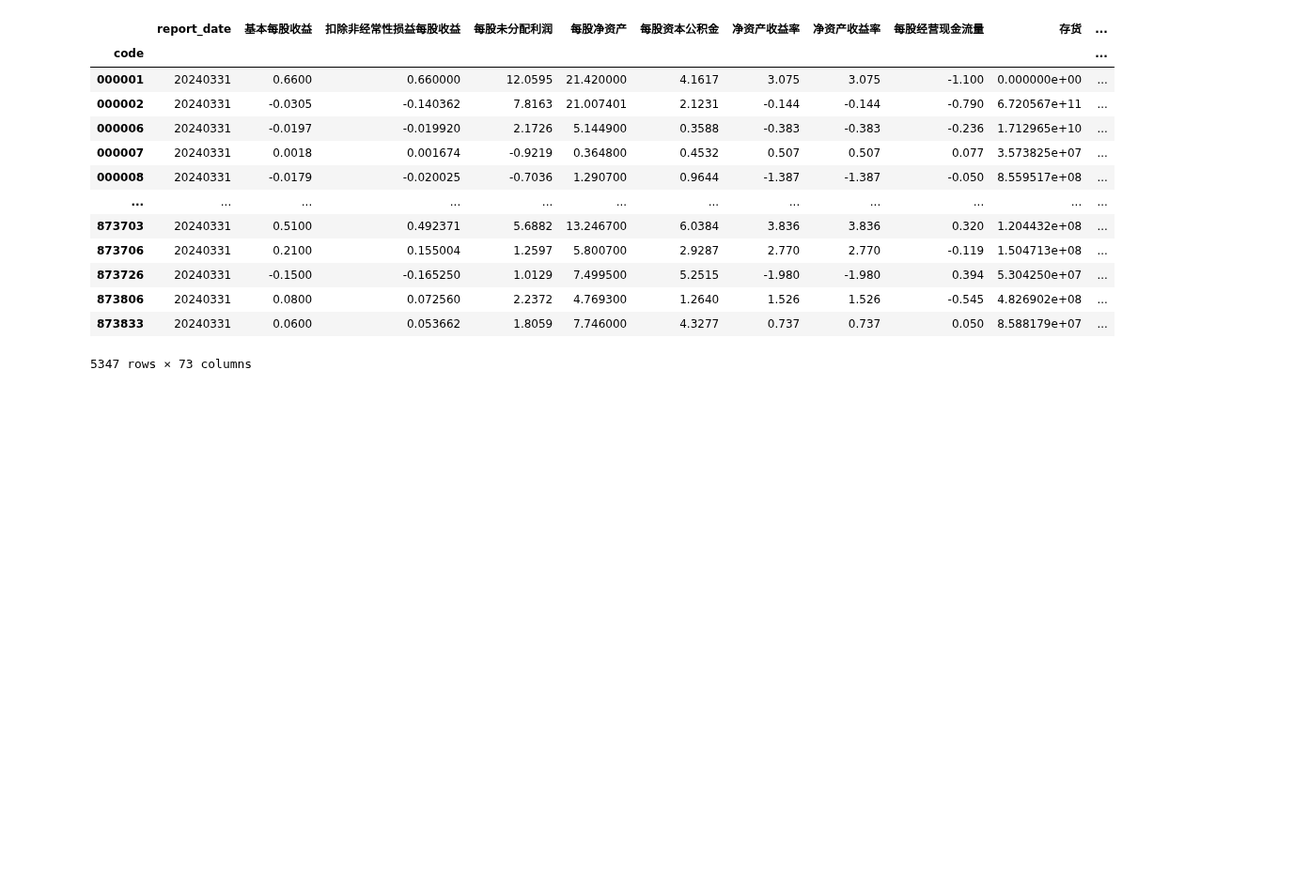
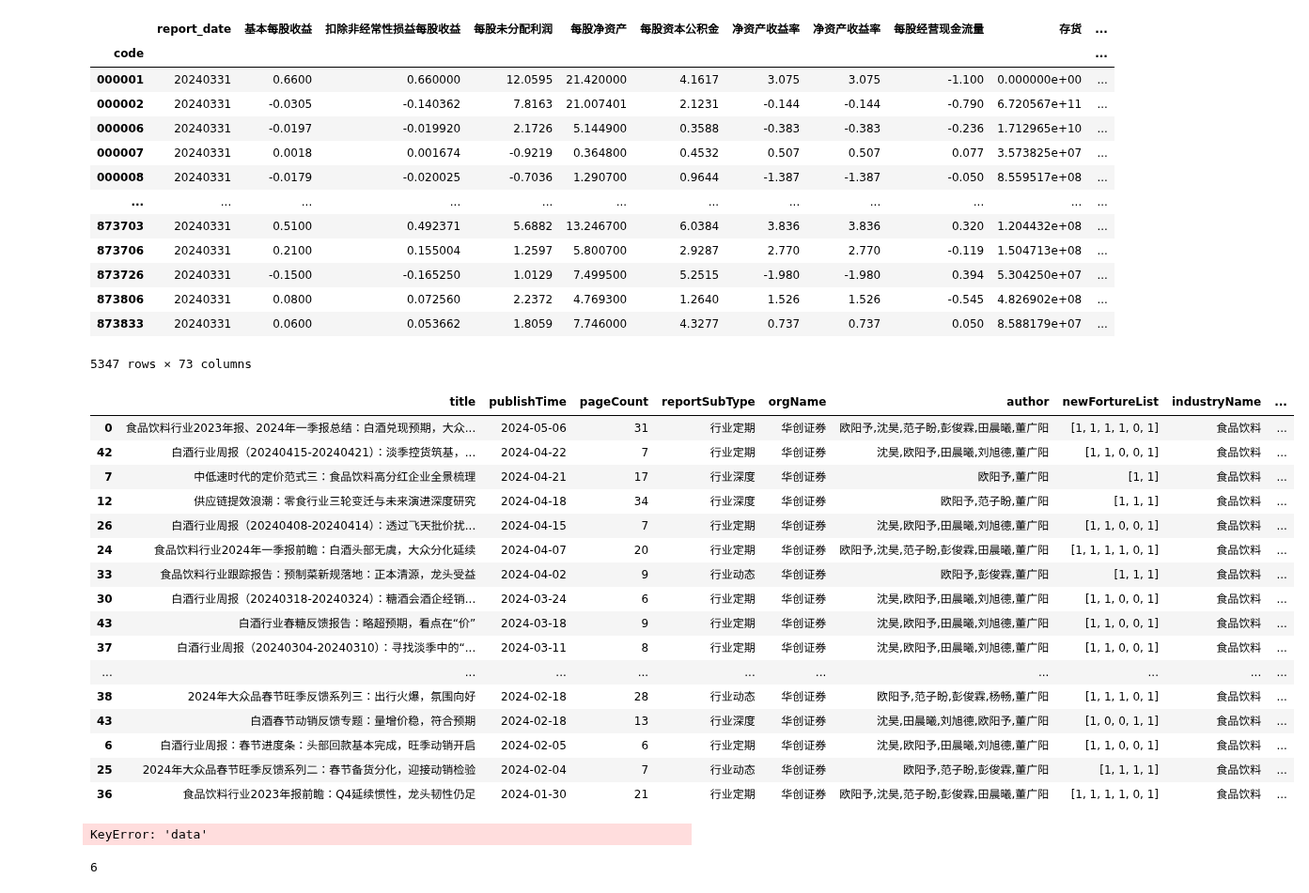
Before and after one commit to alexleethinker/Trading, a Jupyter notebook: notebooks/金融数据爬虫/库存分析.ipynb, the cells around one changed output. Shown at 94% size. Saved outputs shown, nothing was run; the diff lists cells and outputs as text; code cells hidden in the pictures; blank space fills up the shorter version.

```diff
--- a/notebooks/金融数据爬虫/库存分析.ipynb
+++ b/notebooks/金融数据爬虫/库存分析.ipynb
@@ -300,3 +300,23 @@ result[columns]
 | 873806 | 20240331 | 0.0800 | 0.072560 | 2.2372 | 4.769300 | 1.2640 | 1.526 | 1.526 | -0.545 | 4.826902e+08 | ... |
 | 873833 | 20240331 | 0.0600 | 0.053662 | 1.8059 | 7.746000 | 4.3277 | 0.737 | 0.737 | 0.050 | 8.588179e+07 | ... |
 5347 rows × 73 columns
+# %%
+total_df[total_df['industryName'] == '食品饮料']
+# %% [output]
+|  | title | publishTime | pageCount | reportSubType | orgName | author | newFortureList | industryName | ... |
+| 0 | 食品饮料行业2023年报、2024年一季报总结：白酒兑现预期，大众... | 2024-05-06 | 31 | 行业定期 | 华创证券 | 欧阳予,沈昊,范子盼,彭俊霖,田晨曦,董广阳 | [1, 1, 1, 1, 0, 1] | 食品饮料 | ... |
+| 42 | 白酒行业周报（20240415-20240421）：淡季控货筑基，... | 2024-04-22 | 7 | 行业定期 | 华创证券 | 沈昊,欧阳予,田晨曦,刘旭德,董广阳 | [1, 1, 0, 0, 1] | 食品饮料 | ... |
+| 7 | 中低速时代的定价范式三：食品饮料高分红企业全景梳理 | 2024-04-21 | 17 | 行业深度 | 华创证券 | 欧阳予,董广阳 | [1, 1] | 食品饮料 | ... |
+| 12 | 供应链提效浪潮：零食行业三轮变迁与未来演进深度研究 | 2024-04-18 | 34 | 行业深度 | 华创证券 | 欧阳予,范子盼,董广阳 | [1, 1, 1] | 食品饮料 | ... |
+| 26 | 白酒行业周报（20240408-20240414）：透过飞天批价扰... | 2024-04-15 | 7 | 行业定期 | 华创证券 | 沈昊,欧阳予,田晨曦,刘旭德,董广阳 | [1, 1, 0, 0, 1] | 食品饮料 | ... |
+| 24 | 食品饮料行业2024年一季报前瞻：白酒头部无虞，大众分化延续 | 2024-04-07 | 20 | 行业定期 | 华创证券 | 欧阳予,沈昊,范子盼,彭俊霖,田晨曦,董广阳 | [1, 1, 1, 1, 0, 1] | 食品饮料 | ... |
+| 33 | 食品饮料行业跟踪报告：预制菜新规落地：正本清源，龙头受益 | 2024-04-02 | 9 | 行业动态 | 华创证券 | 欧阳予,彭俊霖,董广阳 | [1, 1, 1] | 食品饮料 | ... |
+| 30 | 白酒行业周报（20240318-20240324）：糖酒会酒企经销... | 2024-03-24 | 6 | 行业定期 | 华创证券 | 沈昊,欧阳予,田晨曦,刘旭德,董广阳 | [1, 1, 0, 0, 1] | 食品饮料 | ... |
+| 43 | 白酒行业春糖反馈报告：略超预期，看点在“价” | 2024-03-18 | 9 | 行业定期 | 华创证券 | 沈昊,欧阳予,田晨曦,刘旭德,董广阳 | [1, 1, 0, 0, 1] | 食品饮料 | ... |
+| 37 | 白酒行业周报（20240304-20240310）：寻找淡季中的“... | 2024-03-11 | 8 | 行业定期 | 华创证券 | 沈昊,欧阳予,田晨曦,刘旭德,董广阳 | [1, 1, 0, 0, 1] | 食品饮料 | ... |
+| ... | ... | ... | ... | ... | ... | ... | ... | ... | ... |
+| 38 | 2024年大众品春节旺季反馈系列三：出行火爆，氛围向好 | 2024-02-18 | 28 | 行业动态 | 华创证券 | 欧阳予,范子盼,彭俊霖,杨畅,董广阳 | [1, 1, 1, 0, 1] | 食品饮料 | ... |
+| 43 | 白酒春节动销反馈专题：量增价稳，符合预期 | 2024-02-18 | 13 | 行业深度 | 华创证券 | 沈昊,田晨曦,刘旭德,欧阳予,董广阳 | [1, 0, 0, 1, 1] | 食品饮料 | ... |
+| 6 | 白酒行业周报：春节进度条：头部回款基本完成，旺季动销开启 | 2024-02-05 | 6 | 行业定期 | 华创证券 | 沈昊,欧阳予,田晨曦,刘旭德,董广阳 | [1, 1, 0, 0, 1] | 食品饮料 | ... |
+| 25 | 2024年大众品春节旺季反馈系列二：春节备货分化，迎接动销检验 | 2024-02-04 | 7 | 行业动态 | 华创证券 | 欧阳予,范子盼,彭俊霖,董广阳 | [1, 1, 1, 1] | 食品饮料 | ... |
+| 36 | 食品饮料行业2023年报前瞻：Q4延续惯性，龙头韧性仍足 | 2024-01-30 | 21 | 行业定期 | 华创证券 | 欧阳予,沈昊,范子盼,彭俊霖,田晨曦,董广阳 | [1, 1, 1, 1, 0, 1] | 食品饮料 | ... |
@@ -302,0 +350,33 @@ result[columns]
+# %%
+import requests
+import pandas as pd
+from tqdm import tqdm
+
+total_df = pd.DataFrame()
+for page in tqdm(range(1,2)):
+    url = f'https://gw.datayes.com/rrp_adventure/web/search'
+    payload ={
+        'pageNow': str(page),
+        'authorId': '',
+        'isOptional': '国金证券',
+        'reportType': 'INDUSTRY',
+        'secCodeList': '',
+        'reportSubType':'',
+        'industry': '',
+        'ratingType': '',
+        'pubTimeStart': '20240513',
+        'pubTimeEnd': '20240521',
+        'type': 'EXTERNAL_REPORT',
+        'pageSize': '40',
+        'sortOrder': 'desc',
+        'query':'' ,
+        'minPageCount':'' ,
+        'maxPageCount':'' ,
+    }
+
+
+    r = requests.get(url, params=payload, headers = headers, cookies = cookies)
+    df = pd.DataFrame(pd.DataFrame(r.json()['data']['list'])['data'].tolist())[['title','publishTime','pageCount','reportSubType','orgName','author','newFortureList','industryName','ratingContent','id']]
+    total_df = pd.concat([total_df,df])
+# %% [output]
+KeyError: 'data'
@@ -302,0 +407,4 @@ result[columns]
+# %%
+r.json()['TotalPage']
+# %% [output]
+6
```
Also changed, not shown: parts of 28 cells of this notebook, 9 other files.
